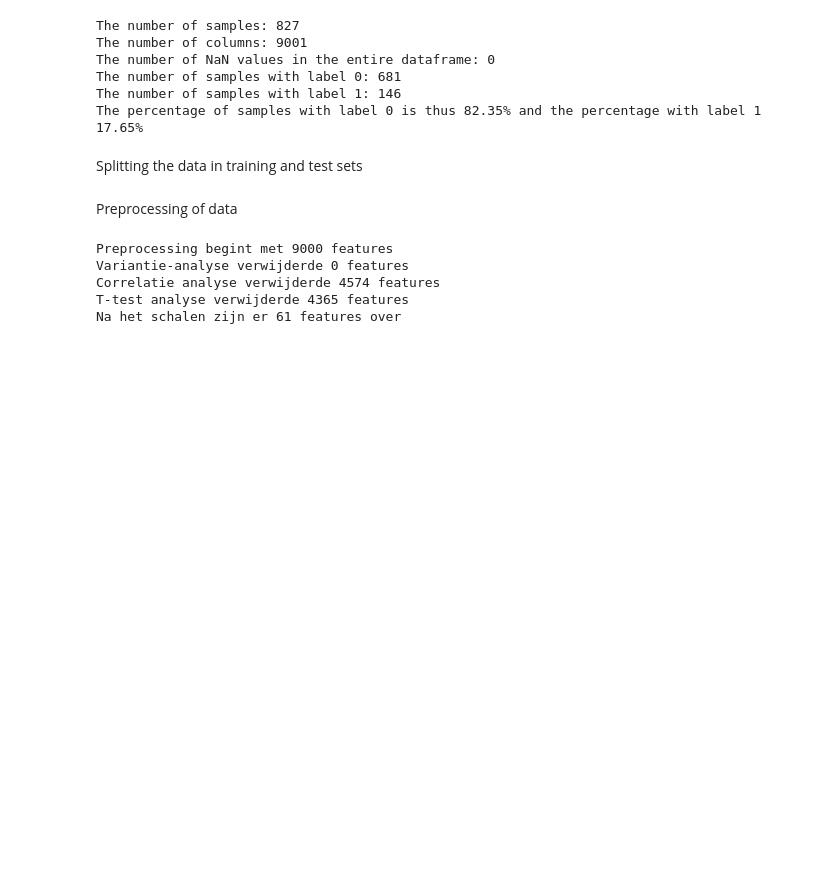
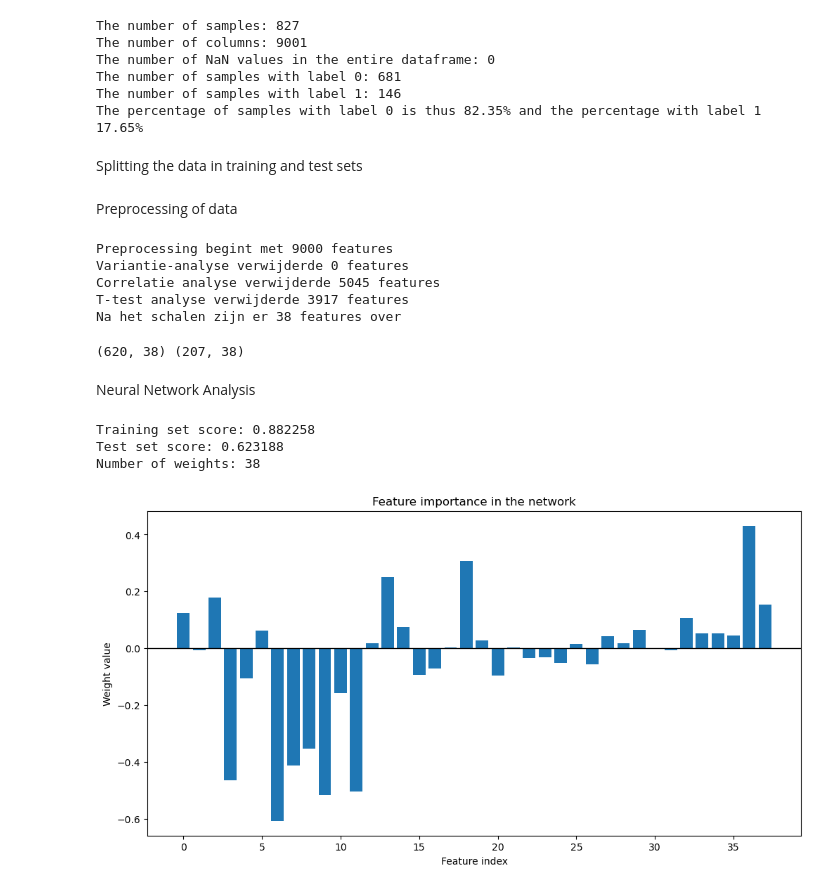
Before and after one commit to ereindersss/TM10011-Machine-learning-assignment-ECG-, a Jupyter notebook: assignment_clean.ipynb, the cells around one changed output. Saved outputs shown, nothing was run; the diff lists cells and outputs as text; code cells hidden in the pictures; blank space fills up the shorter version.

Commit message:
Neural Network oefening toegevoegd
Hyperparameters nog tunen

```diff
--- a/assignment_clean.ipynb
+++ b/assignment_clean.ipynb
@@ -92,7 +93,7 @@ Preprocessing of data
 ###             Dit komt door de gekozen schaalwijze
 ###         In deze volgorde zou nog geschoven kunnen worden als dat handig is.
 
-print(f"Preprocessing begint met {np.shape(X)[1]} features")
+print(f"Preprocessing begint met {np.shape(x_train)[1]} features")
 
 ### Filter de originele features o.b.v. variantie
 ###         Indien de variantie < 0.01 is, worden ze verwijderd.
@@ -100,17 +101,17 @@ print(f"Preprocessing begint met {np.shape(X)[1]} features")
 ###             Dit zou kunnen komen door de outliers, ik weet niet zo goed of hier wat aan te doen is.
 ###     Eindresultaat --> 9000 features
 redundant_features_variance = []
-for col in X:
-    if np.var(X[col]) < 0.01:
+for col in x_train:
+    if np.var(x_train[col]) < 0.01:
         redundant_features_variance.append(col)
-X_variance_filtered = X.drop(columns=redundant_features_variance)
+X_variance_filtered = x_train.drop(columns=redundant_features_variance)
 
 print(f"Variantie-analyse verwijderde {np.size(redundant_features_variance)} features")
 
 ### Filter de features o.b.v. lineaire correlatie
 ###         Indien de lineaire correlatie tussen twee features > 0.95 is, of < -0.95, dan wordt een van de twee verwijderd.
-###         Hiermee kunnen 4574 features worden verwijderd.
-###     Eindresultaat --> 4426 features
+###         Hiermee kunnen 5045 features worden verwijderd.
+###     Eindresultaat --> 3955 features
 correlation_matrix = X_variance_filtered.corr().abs()
 correlation_matrix_no_duplicates = correlation_matrix.where(np.triu(np.ones(correlation_matrix.shape), k=1).astype(bool))
 redundant_features_correlation = []
@@ -128,9 +129,9 @@ print(f"Correlatie analyse verwijderde {np.size(redundant_features_correlation)}
 ###         T-test kan ook nog vervangen worden voor Mann-Whitney U test.
 ###             Bij een groot aantal samples zou T-test gebruikt mogen worden, ook als data niet normaal verdeeld is.
 ###             Maar wellicht iets om te vervangen als nodig.
-###         Hiermee kunnen 4365 features worden verwijderd.
-###     Eindresultaat --> 61 features
-X_ttest_unfiltered_with_label = pd.concat([X_correlation_filtered, Y], axis=1)
+###         Hiermee kunnen 3917 features worden verwijderd.
+###     Eindresultaat --> 38 features
+X_ttest_unfiltered_with_label = pd.concat([X_correlation_filtered, y_train], axis=1)
 redundant_features_ttest = []
 for col in X_correlation_filtered:
     p_value = ttest_ind(X_ttest_unfiltered_with_label[X_ttest_unfiltered_with_label["label"] == 0][col], X_ttest_unfiltered_with_label[X_ttest_unfiltered_with_label["label"] == 1][col])[1]
@@ -145,12 +146,51 @@ print(f"T-test analyse verwijderde {np.size(redundant_features_ttest)} features"
 ###         Omgang met missende data hier niet nodig, onze dataset bevat geen NaN.
 ###         Doordat we niet weten wat de features in onze dataset betekenen, kunnen we onrealistische waarden ook niet verwijderen.
 scaler = RobustScaler()
-preprocessed_data = pd.DataFrame(scaler.fit_transform(X_ttest_filtered), columns=X_ttest_filtered.columns)
+preprocessed_train_data = pd.DataFrame(scaler.fit_transform(X_ttest_filtered), columns=X_ttest_filtered.columns)
 
-print(f"Na het schalen zijn er {np.shape(preprocessed_data)[1]} features over")
+print(f"Na het schalen zijn er {np.shape(preprocessed_train_data)[1]} features over")
 # %% [output]
 Preprocessing begint met 9000 features
 Variantie-analyse verwijderde 0 features
-Correlatie analyse verwijderde 4574 features
-T-test analyse verwijderde 4365 features
-Na het schalen zijn er 61 features over
+Correlatie analyse verwijderde 5045 features
+T-test analyse verwijderde 3917 features
+Na het schalen zijn er 38 features over
+# %%
+cols_to_drop = []
+for col in x_test:
+    if col not in preprocessed_train_data:
+        cols_to_drop.append(col)
+preprocessed_test_data = x_test.drop(columns=cols_to_drop)
+print(np.shape(preprocessed_train_data), np.shape(preprocessed_test_data))
+# %% [output]
+(620, 38) (207, 38)
+# %% [markdown]
+Neural Network Analysis
+# %%
+## Example with 0 hidden features
+mlp = MLPClassifier(
+    hidden_layer_sizes=(),
+    learning_rate_init=0.01
+)
+
+mlp.fit(preprocessed_train_data, y_train)
+
+print("Training set score: %f" % mlp.score(preprocessed_train_data, y_train))
+print("Test set score: %f" % mlp.score(preprocessed_test_data, y_test))
+
+weights = mlp.coefs_[0].flatten()
+
+fig = plt.figure(figsize=(12, 6))
+ax = fig.add_subplot()
+print(f"Number of weights: {weights.size}")
+ax.bar(range(len(weights)), weights)
+ax.set_xlabel("Feature index")
+ax.set_ylabel("Weight value")
+ax.set_title("Feature importance in the network")
+ax.axhline(0, color='black', linewidth=1)
+plt.show()
+# %% [output]
+Training set score: 0.882258
+Test set score: 0.623188
+Number of weights: 38
+[figure, added]
```
Also changed, not shown: parts of 6 cells of this notebook.
